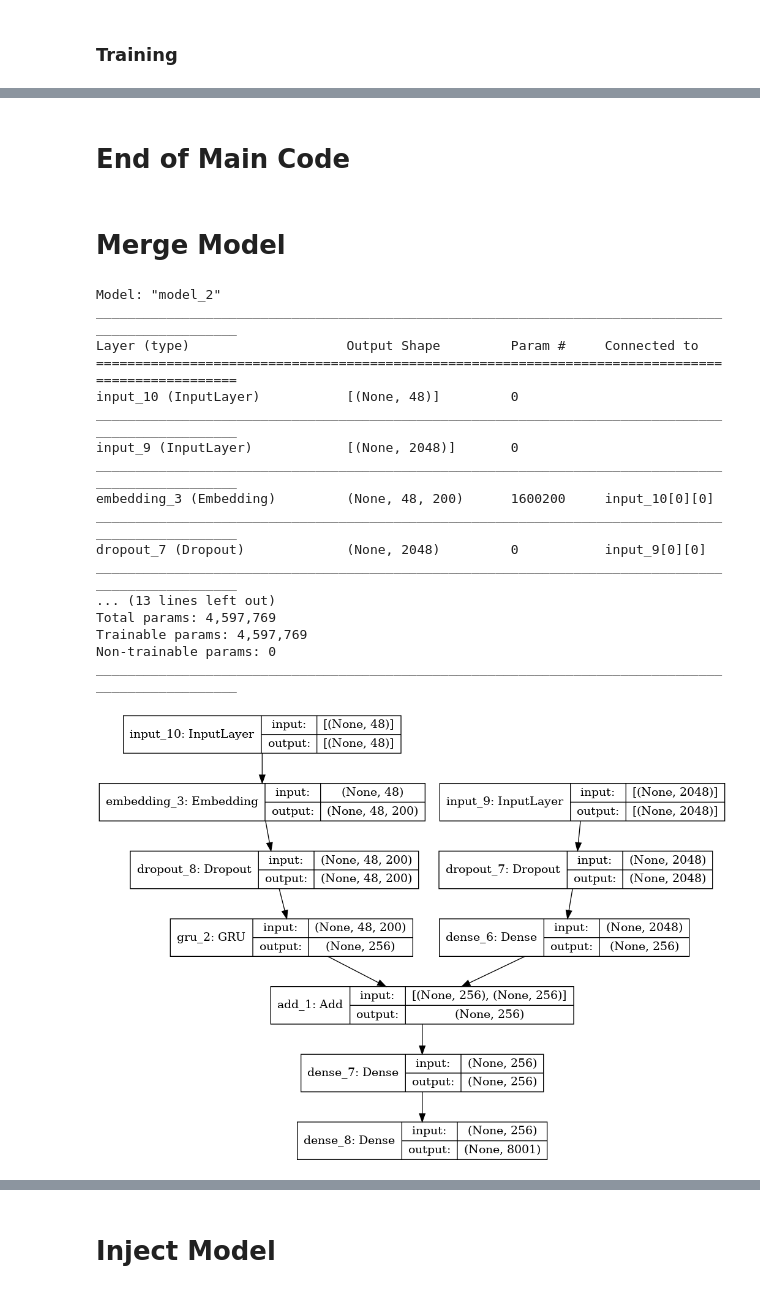
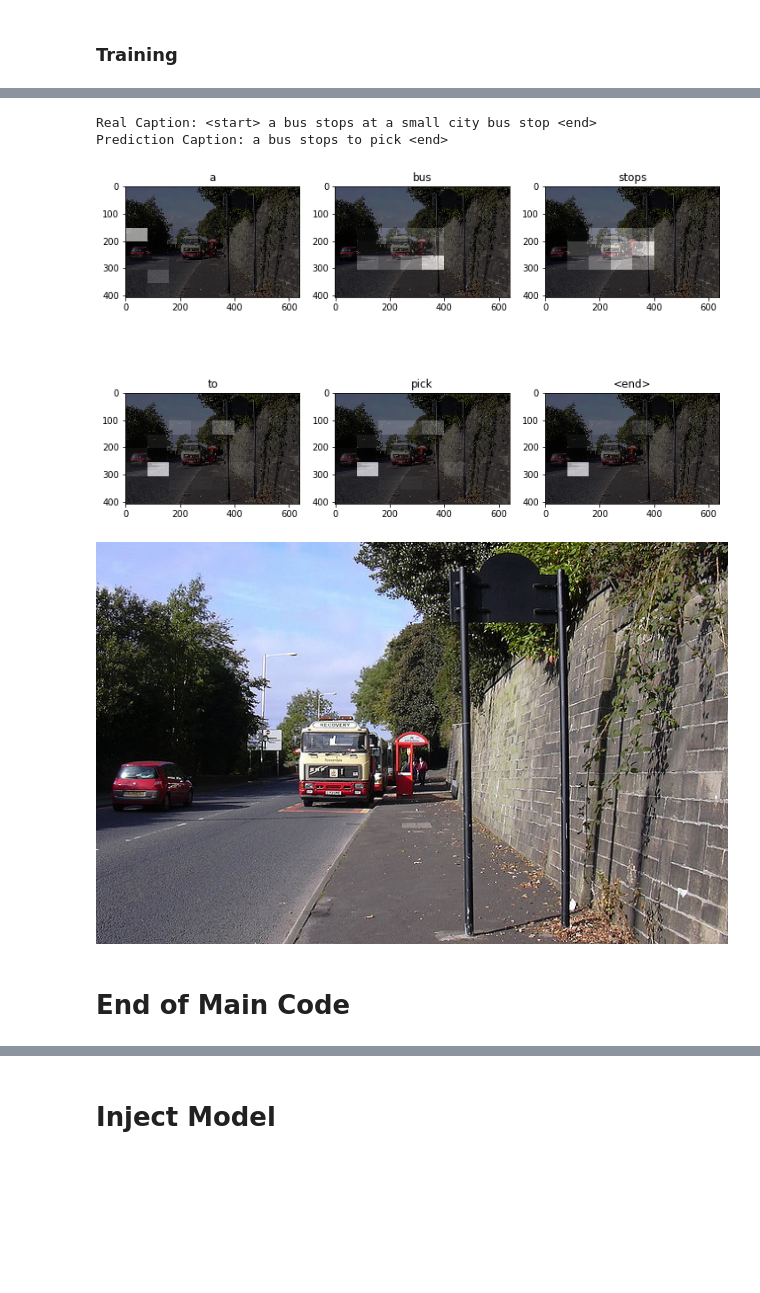
Before and after one commit to catnado/Image_Caption, a Jupyter notebook: Attention_Model.ipynb, the cells around one changed output, grey strips where cells are left out. Saved outputs shown, nothing was run; the diff lists cells and outputs as text; code cells hidden in the pictures; blank space fills up the shorter version.

```diff
--- a/Attention_Model.ipynb
+++ b/Attention_Model.ipynb
@@ -640,4 +815,19 @@ plt.show()
+# %%
+# captions on the validation set
+image = img_name_train[img]
+real_caption = ' '.join([tokenizer.index_word[i] for i in cap_train[img] if i not in [0]])
+result, attention_plot = evaluate(image)
+
+print ('Real Caption:', real_caption)
+print ('Prediction Caption:', ' '.join(result))
+plot_attention(image, result, attention_plot)
+# opening the image
+# Image.open(img_name_val[rid])
+Image.open(img_name_train[img])
+# %% [output]
+Real Caption: <start> a bus stops at a small city bus stop <end>
+Prediction Caption: a bus stops to pick <end>
+[figure, added]
+[figure, added]
 # %% [markdown]
 # End of Main Code
-# %% [markdown]
-# Merge Model
@@ -661,24 +833,0 @@ model = Model(inputs=[inputs1, inputs2], outputs=outputs)
-# %%
-model.summary()
-# %% [output]
-Model: "model_2"
-__________________________________________________________________________________________________
-Layer (type)                    Output Shape         Param #     Connected to
-==================================================================================================
-input_10 (InputLayer)           [(None, 48)]         0
-__________________________________________________________________________________________________
-input_9 (InputLayer)            [(None, 2048)]       0
-__________________________________________________________________________________________________
-embedding_3 (Embedding)         (None, 48, 200)      1600200     input_10[0][0]
-__________________________________________________________________________________________________
-dropout_7 (Dropout)             (None, 2048)         0           input_9[0][0]
-__________________________________________________________________________________________________
-... (13 lines left out)
-Total params: 4,597,769
-Trainable params: 4,597,769
-Non-trainable params: 0
-__________________________________________________________________________________________________
-# %%
-plot_model(model, to_file='merge_model.png', show_shapes=True)
-# %% [output]
-[figure, removed]
```
Also changed, not shown: parts of 85 cells of this notebook, 3 other files.
